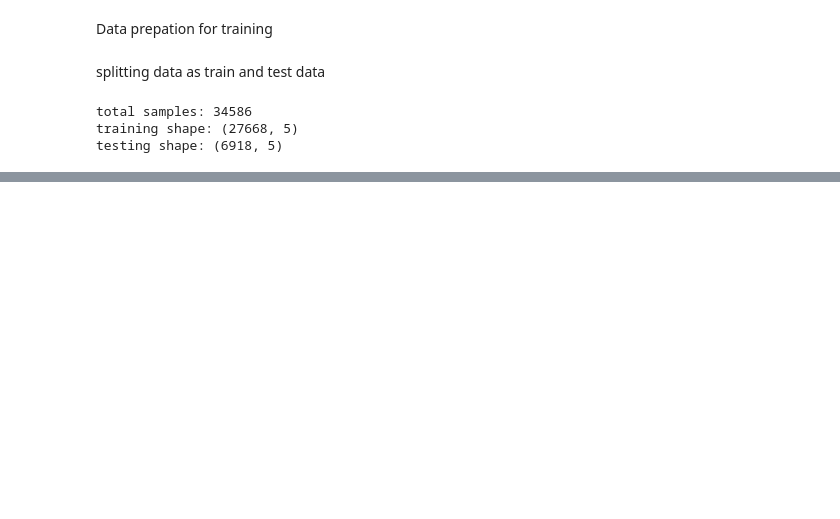
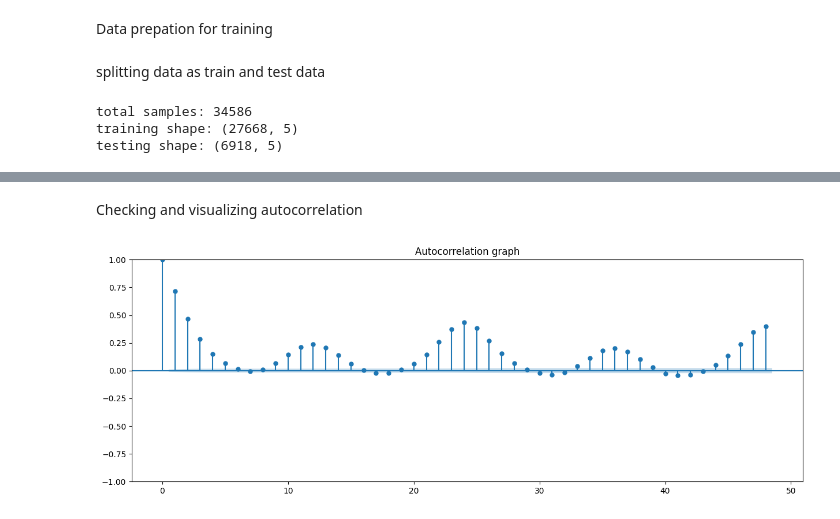
Before and after one commit to Dhanushyapalaparvi/smart-energy-consumption-forecasting-using-anfis, a Jupyter notebook: SoftComp.ipynb, the cells around one changed output, grey strips where cells are left out. Saved outputs shown, nothing was run; the diff lists cells and outputs as text; code cells hidden in the pictures; blank space fills up the shorter version.

```diff
--- a/SoftComp.ipynb
+++ b/SoftComp.ipynb
@@ -123,0 +139,10 @@ testing shape: (6918, 5)
+# %% [markdown]
+Checking and visualizing autocorrelation
+# %%
+power_values = df_hourly['Global_active_power'].dropna().values
+plt.figure(figsize=(15,5))
+plot_acf(power_values,lags = 48,ax = plt.gca())
+plt.title("Autocorrelation graph")
+plt.show()
+# %% [output]
+[figure, added]
```
Also changed, not shown: parts of 6 cells of this notebook.
